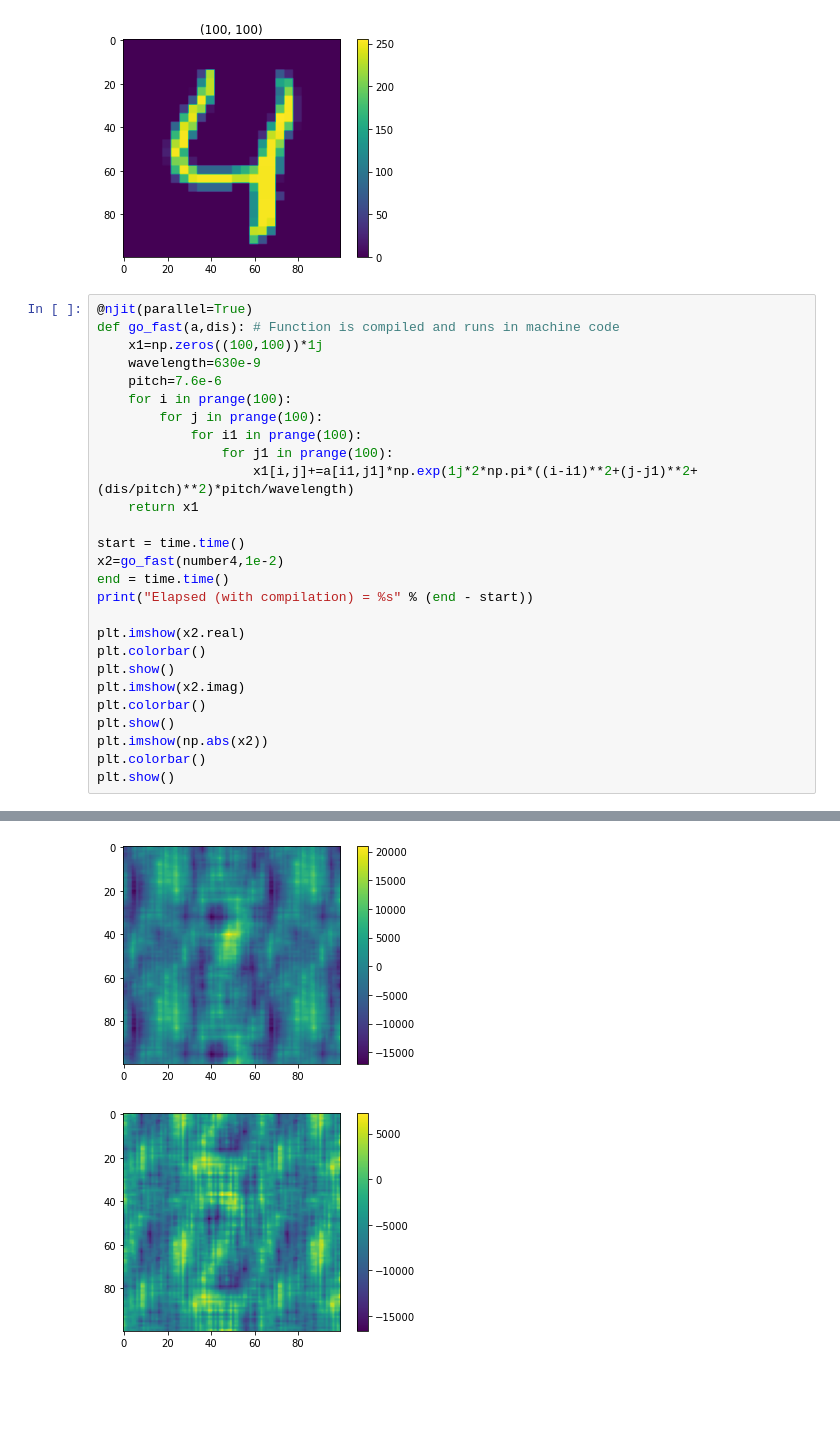
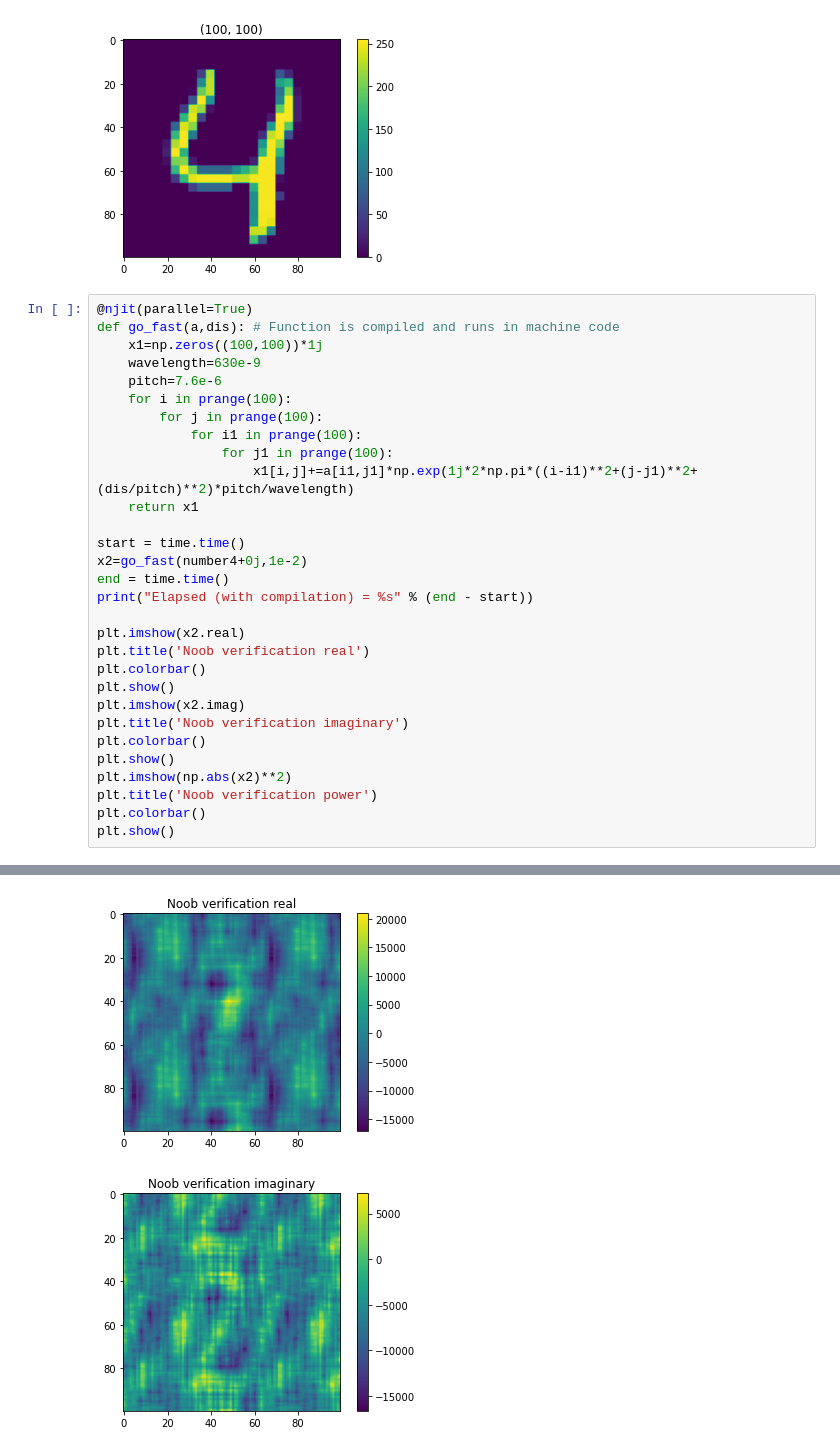
Before and after one commit to Sorger-Lab/4F-system, a Jupyter notebook: Super Ray Tracing by GPU/Noob method verification.ipynb, the cells around one changed output, grey strips where cells are left out. Drawn from its saved outputs; the diff is of its cells as text; blank space fills up the shorter version.

```diff
--- a/Super Ray Tracing by GPU/Noob method verification.ipynb
+++ b/Super Ray Tracing by GPU/Noob method verification.ipynb
@@ -29,17 +29,20 @@ def go_fast(a,dis): # Function is compiled and runs in machine code
     return x1
 
 start = time.time()
-x2=go_fast(number4,1e-2)
+x2=go_fast(number4+0j,1e-2)
 end = time.time()
 print("Elapsed (with compilation) = %s" % (end - start))
 
 plt.imshow(x2.real)
+plt.title('Noob verification real')
 plt.colorbar()
 plt.show()
 plt.imshow(x2.imag)
+plt.title('Noob verification imaginary')
 plt.colorbar()
 plt.show()
-plt.imshow(np.abs(x2))
+plt.imshow(np.abs(x2)**2)
+plt.title('Noob verification power')
 plt.colorbar()
 plt.show()
 # %% [output]
@@ -47,2 +50,2 @@ Elapsed (with compilation) = 3.121717929840088
-[figure, old version]
+[figure, new version]
-[figure, old version]
+[figure, new version]
```
Also changed, not shown: parts of 1 cell of this notebook.
